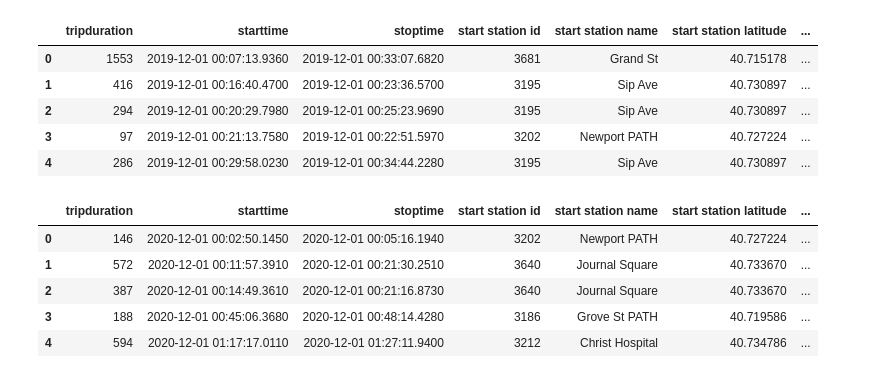
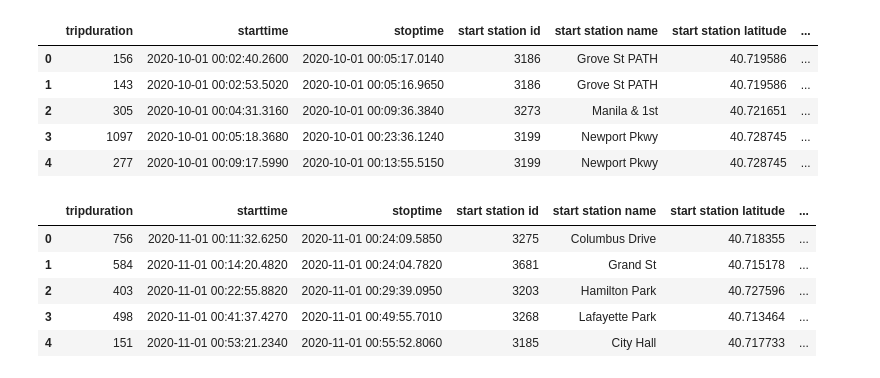
Before and after one commit to mmheredia/Tableau-Project, a Jupyter notebook: Cleaning/cleaning.ipynb, the cells around one changed output. Cells and saved outputs as stored; diff of their text form; code cells hidden in the pictures.

```diff
--- a/Cleaning/cleaning.ipynb
+++ b/Cleaning/cleaning.ipynb
@@ -6,30 +6,32 @@ import numpy as np
 # %%
 # Read CSVs
 
-csv_2019 = "../Resources/JC-201912-citibike-tripdata.csv"
-csv_2020 = "../Resources/JC-202012-citibike-tripdata.csv"
+csv_202010 = "../Resources/JC-202010-citibike-tripdata.csv"
+csv_202011 = "../Resources/JC-202011-citibike-tripdata.csv"
+csv_202012 = "../Resources/JC-202012-citibike-tripdata.csv"
 
-bike_data_2019 = pd.read_csv(csv_2019)
-bike_data_2020 = pd.read_csv(csv_2020)
+bike_data_202010 = pd.read_csv(csv_202010)
+bike_data_202011 = pd.read_csv(csv_202011)
+bike_data_202012 = pd.read_csv(csv_202012)
 # %%
-# View bike 2019 data
+# View bike 202010 data
 
-bike_data_2019.head()
+bike_data_202010.head()
 # %% [output]
 |  | tripduration | starttime | stoptime | start station id | start station name | start station latitude | ... |
-| 0 | 1553 | 2019-12-01 00:07:13.9360 | 2019-12-01 00:33:07.6820 | 3681 | Grand St | 40.715178 | ... |
-| 1 | 416 | 2019-12-01 00:16:40.4700 | 2019-12-01 00:23:36.5700 | 3195 | Sip Ave | 40.730897 | ... |
-| 2 | 294 | 2019-12-01 00:20:29.7980 | 2019-12-01 00:25:23.9690 | 3195 | Sip Ave | 40.730897 | ... |
-| 3 | 97 | 2019-12-01 00:21:13.7580 | 2019-12-01 00:22:51.5970 | 3202 | Newport PATH | 40.727224 | ... |
-| 4 | 286 | 2019-12-01 00:29:58.0230 | 2019-12-01 00:34:44.2280 | 3195 | Sip Ave | 40.730897 | ... |
+| 0 | 156 | 2020-10-01 00:02:40.2600 | 2020-10-01 00:05:17.0140 | 3186 | Grove St PATH | 40.719586 | ... |
+| 1 | 143 | 2020-10-01 00:02:53.5020 | 2020-10-01 00:05:16.9650 | 3186 | Grove St PATH | 40.719586 | ... |
+| 2 | 305 | 2020-10-01 00:04:31.3160 | 2020-10-01 00:09:36.3840 | 3273 | Manila & 1st | 40.721651 | ... |
+| 3 | 1097 | 2020-10-01 00:05:18.3680 | 2020-10-01 00:23:36.1240 | 3199 | Newport Pkwy | 40.728745 | ... |
+| 4 | 277 | 2020-10-01 00:09:17.5990 | 2020-10-01 00:13:55.5150 | 3199 | Newport Pkwy | 40.728745 | ... |
 # %%
-# View bike 2020 data
+# View bike 202011 data
 
-bike_data_2020.head()
+bike_data_202011.head()
 # %% [output]
 |  | tripduration | starttime | stoptime | start station id | start station name | start station latitude | ... |
-| 0 | 146 | 2020-12-01 00:02:50.1450 | 2020-12-01 00:05:16.1940 | 3202 | Newport PATH | 40.727224 | ... |
-| 1 | 572 | 2020-12-01 00:11:57.3910 | 2020-12-01 00:21:30.2510 | 3640 | Journal Square | 40.733670 | ... |
-| 2 | 387 | 2020-12-01 00:14:49.3610 | 2020-12-01 00:21:16.8730 | 3640 | Journal Square | 40.733670 | ... |
-| 3 | 188 | 2020-12-01 00:45:06.3680 | 2020-12-01 00:48:14.4280 | 3186 | Grove St PATH | 40.719586 | ... |
-| 4 | 594 | 2020-12-01 01:17:17.0110 | 2020-12-01 01:27:11.9400 | 3212 | Christ Hospital | 40.734786 | ... |
+| 0 | 756 | 2020-11-01 00:11:32.6250 | 2020-11-01 00:24:09.5850 | 3275 | Columbus Drive | 40.718355 | ... |
+| 1 | 584 | 2020-11-01 00:14:20.4820 | 2020-11-01 00:24:04.7820 | 3681 | Grand St | 40.715178 | ... |
+| 2 | 403 | 2020-11-01 00:22:55.8820 | 2020-11-01 00:29:39.0950 | 3203 | Hamilton Park | 40.727596 | ... |
+| 3 | 498 | 2020-11-01 00:41:37.4270 | 2020-11-01 00:49:55.7010 | 3268 | Lafayette Park | 40.713464 | ... |
+| 4 | 151 | 2020-11-01 00:53:21.2340 | 2020-11-01 00:55:52.8060 | 3185 | City Hall | 40.717733 | ... |
```
Also changed, not shown: parts of 15 cells of this notebook, 11 other files.
